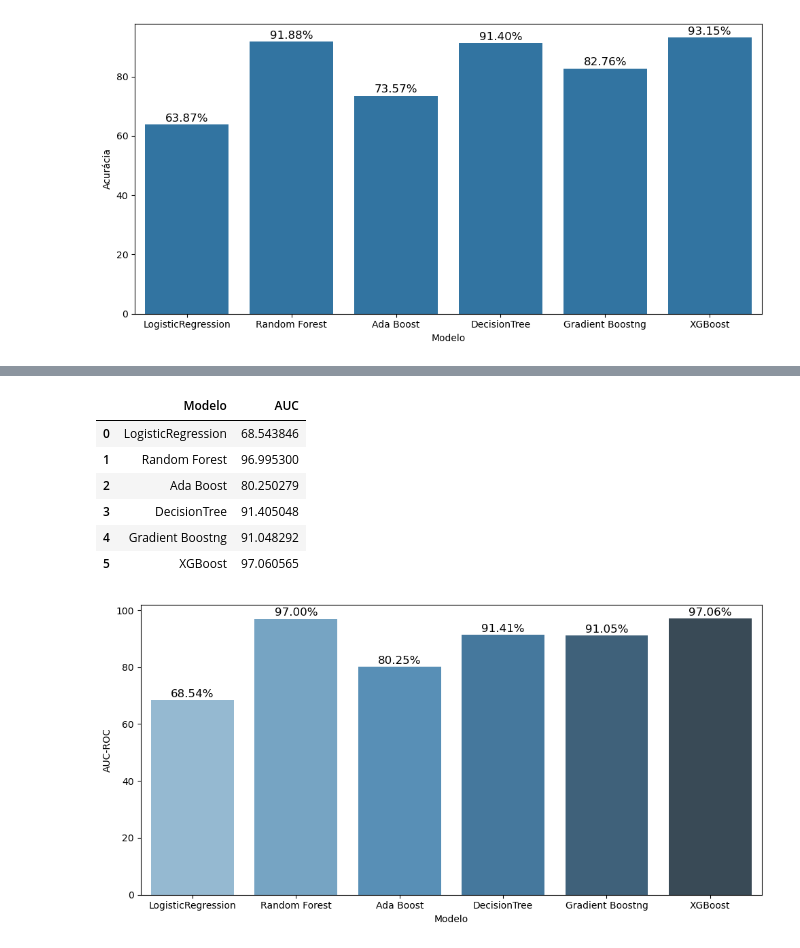
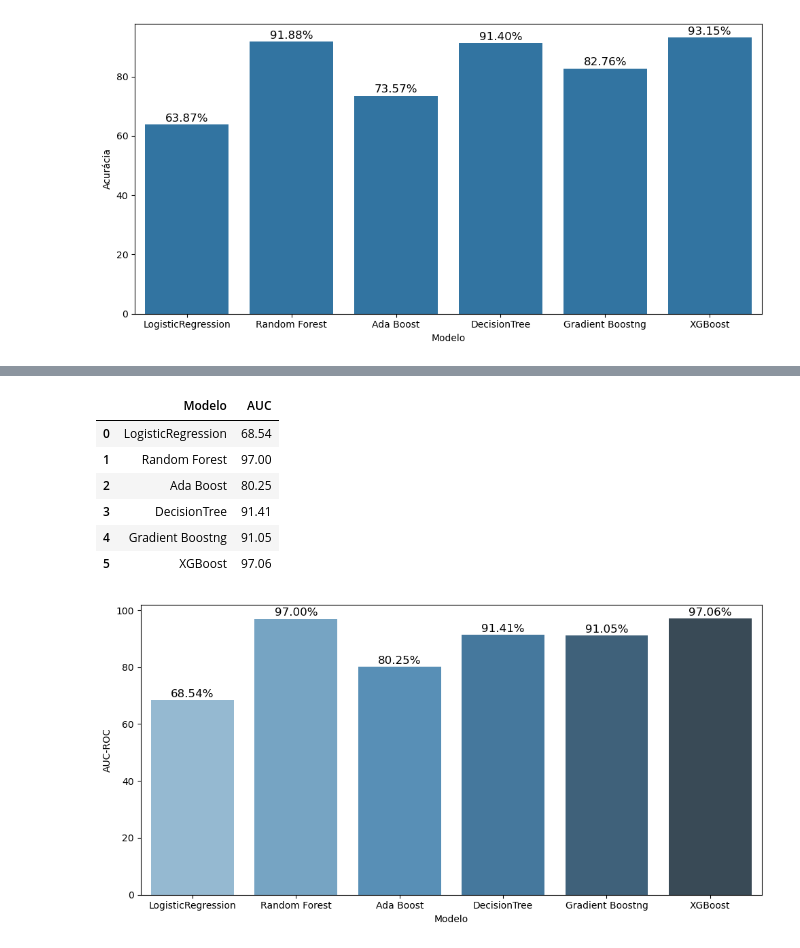
Before and after one commit to RodrigoD4v/Deteccao-de-Fraude-ML, a Jupyter notebook: notebooks/deteccao_fraudes_pagamentos.ipynb, the cells around one changed output, grey strips where cells are left out. Drawn from its saved outputs; the diff is of its cells as text; code cells hidden in the pictures.

```diff
--- a/notebooks/deteccao_fraudes_pagamentos.ipynb
+++ b/notebooks/deteccao_fraudes_pagamentos.ipynb
@@ -480,6 +480,8 @@ names = ["LogisticRegression","Random Forest", "Ada Boost","DecisionTree",
 index = 0
 ac = []
 auc_scores = []
+recall_0 = []
+recall_1 = []
 
 for index, model in enumerate(models):
   model.fit(X_train, y_train)
@@ -494,6 +496,9 @@ for index, model in enumerate(models):
 
   auc = roc_auc_score(y_test, probas)
   auc_scores.append(auc)
+  report = classification_report(y_test, pred, output_dict=True)
+  recall_0.append(report['0']['recall'])
+  recall_1.append(report['1']['recall'])
 
   cm = confusion_matrix(y_test, pred)
 
@@ -610,15 +662,15 @@ plt.show()
 # %%
 auc_df = pd.DataFrame({'Modelo': names,'AUC': auc_scores})
-auc_df['AUC'] = auc_df['AUC']*100
+auc_df['AUC'] = (auc_df['AUC']*100).round(2)
 auc_df
 # %% [output]
 |  | Modelo | AUC |
-| 0 | LogisticRegression | 68.543846 |
-| 1 | Random Forest | 96.995300 |
-| 2 | Ada Boost | 80.250279 |
-| 3 | DecisionTree | 91.405048 |
-| 4 | Gradient Boostng | 91.048292 |
-| 5 | XGBoost | 97.060565 |
+| 0 | LogisticRegression | 68.54 |
+| 1 | Random Forest | 97.00 |
+| 2 | Ada Boost | 80.25 |
+| 3 | DecisionTree | 91.41 |
+| 4 | Gradient Boostng | 91.05 |
+| 5 | XGBoost | 97.06 |
 # %%
 plt.figure(figsize=(10, 5))
 sns.barplot(data=auc_df, x='Modelo', y='AUC', palette='Blues_d')
```
Also changed, not shown: parts of 3 cells of this notebook.
